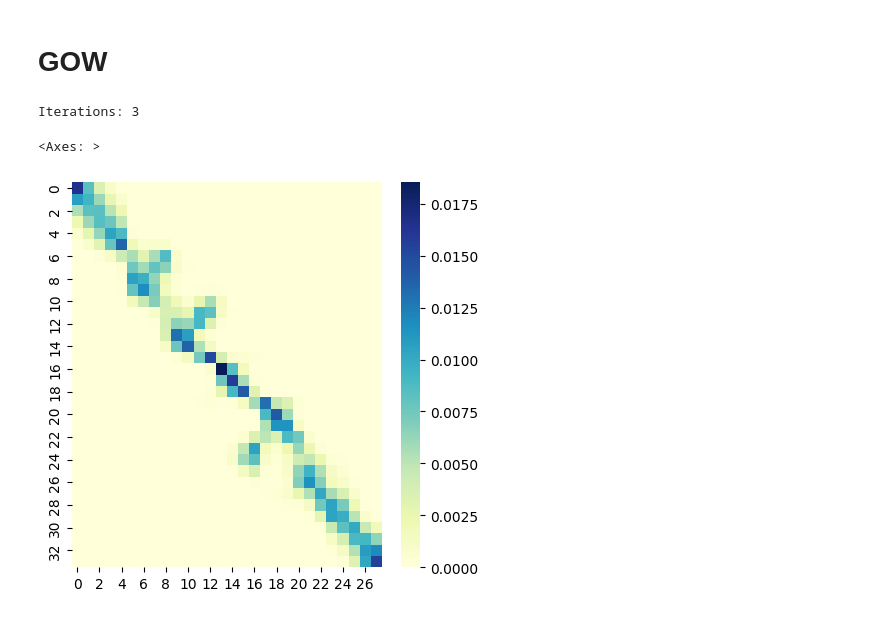
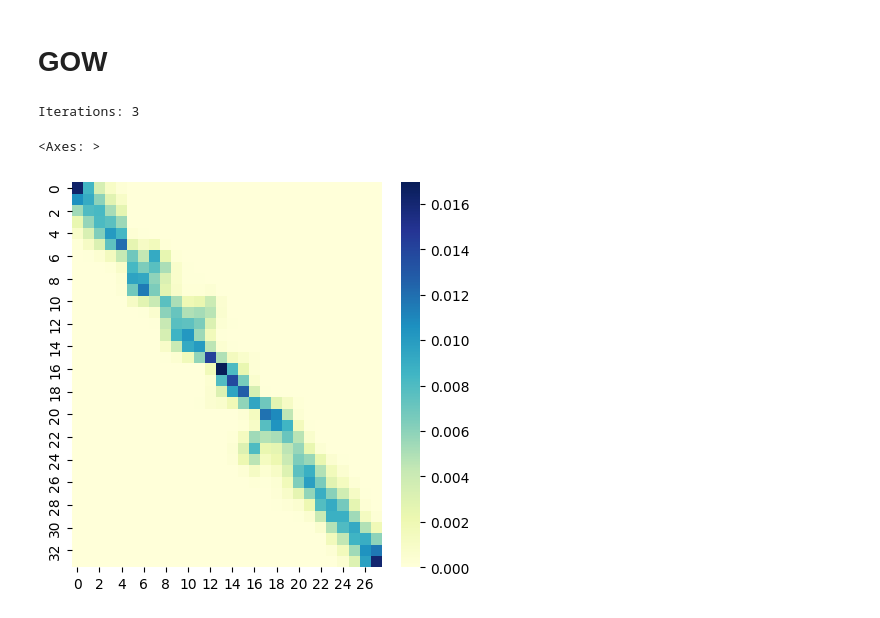
Before and after one commit to hiep194278/GOW, a Jupyter notebook: MSRAction3D/connect_line.ipynb, the cells around one changed output. Cells and saved outputs as stored; diff of their text form; code cells hidden in the pictures.

```diff
--- a/MSRAction3D/connect_line.ipynb
+++ b/MSRAction3D/connect_line.ipynb
@@ -128,16 +187,16 @@ sns.heatmap(P, cmap="YlGnBu", annot=None)
 # %%
 LAMBDA1 = 10
 LAMBDA2 = 20
 
-C = ot.dist(seq1, seq2)
+C = ot.dist(seq1, seq2, metric='minkowski')
 a = np.ones(len(seq1)) / len(seq1)
 b = np.ones(len(seq2)) / len(seq2)
 
 C_new, P, w = GOW_sinkhorn_autoscale(a, b, C, LAMBDA1=LAMBDA1, LAMBDA2=LAMBDA2, maxIter=20, num_FW_iteration=1000, epsilon=0.0001)
 
 plt.figure(figsize=(5,5))
 sns.heatmap(P, cmap="YlGnBu", annot=None)
 # %% [output]
 Iterations: 3
 <Axes: >
-[figure, old version]
+[figure, new version]
```
Also changed, not shown: parts of 8 cells of this notebook, 3 other files.
